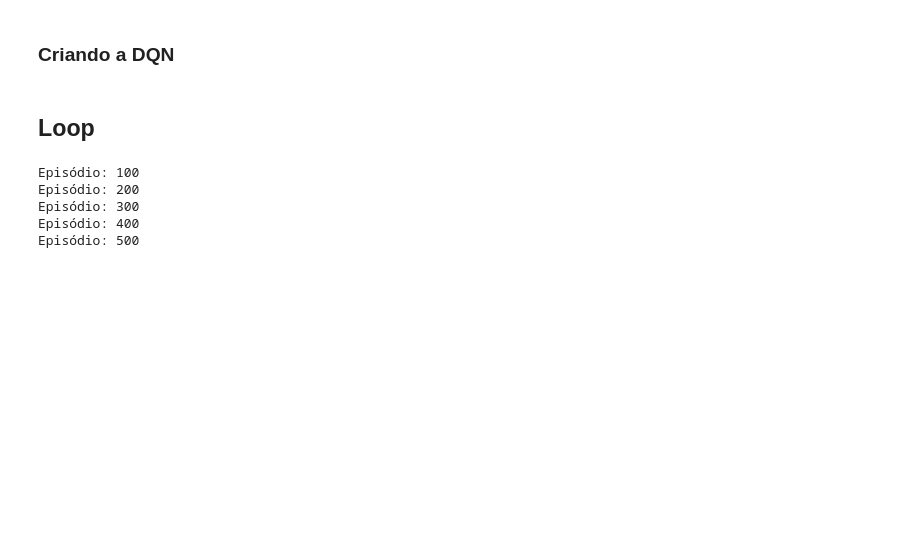
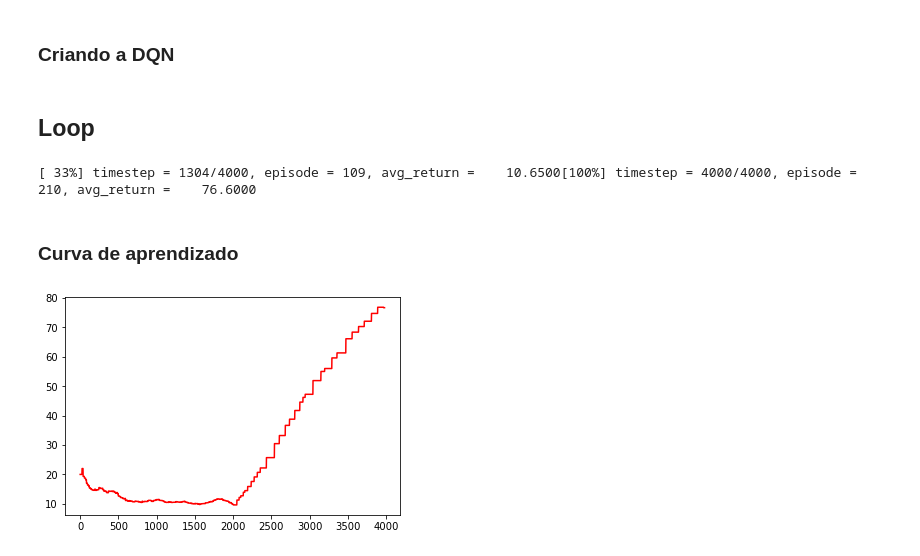
Before and after one commit to turing-usp/Aprendizado-por-Reforco, a Jupyter notebook: Aprendizado por Reforço Profundo/Deep Q-Learning/Deep Q-Network/DQN.ipynb, the cells around one changed output. Drawn from its saved outputs; the diff is of its cells as text; code cells hidden in the pictures; blank space fills up the shorter version.

```diff
--- a/Aprendizado por Reforço Profundo/Deep Q-Learning/Deep Q-Network/DQN.ipynb
+++ b/Aprendizado por Reforço Profundo/Deep Q-Learning/Deep Q-Network/DQN.ipynb
@@ -432,16 +433,22 @@ def train(agent, env, timesteps, render=False):
 
     Retorna
     -------
-    None
+    avg_returns: list
+    Lista da média dos valores de treino
 
     """
 
+    total_reward = 0
+    episode_returns = deque(maxlen=20)
+    avg_returns = []
+    episode = 0
+
+    # Resetar o ambiente e armazenar o estado inicial
+    state = env.reset()
+    done = False
+
     # Rodar o número de episódios especificados
     for timestep in range(1, timesteps+1):
-
-        # Resetar o ambiente e armazenar o estado inicial
-        state = env.reset()
-        done = False
 
         # Pegar a ação escolhida pelo agente de acordo com
         # o estado atual
@@ -456,6 +463,21 @@ def train(agent, env, timesteps, render=False):
         # Treinar a rede com base no ReplayBuffer
         agent.train(save=False)
 
+        # Soma as recompensas
+        total_reward += reward
+
+        if done:
+            episode_returns.append(total_reward)
+            episode += 1
+            next_state = env.reset()
+
+        if episode_returns:
+            avg_returns.append(np.mean(episode_returns))
+
+        total_reward *= 1 - done
+        ratio = math.ceil(100 * timestep / timesteps)
+        avg_return = avg_returns[-1] if avg_returns else np.nan
+
         # Atualiza o estado
         state = next_state
 
@@ -463,14 +485,18 @@ def train(agent, env, timesteps, render=False):
         # Mostra o ambiente
             env.render()
 
-        if timestep % 100 == 0:
-            print(f"Episódio: {timestep}")
+        print(f"\r[{ratio:3d}%] timestep = {timestep}/{timesteps}, episode = {episode:3d}, avg_return = {avg_return:10.4f}", end="")
+
+    return avg_returns
 # %%
-timesteps = 500
-train(dqn_net, env, timesteps, render=False)
+timesteps = 4000
+train_returns = train(dqn_net, env, timesteps, render=False)
 # %% [output]
-Episódio: 100
-Episódio: 200
-Episódio: 300
-Episódio: 400
-Episódio: 500
+[ 33%] timestep = 1304/4000, episode = 109, avg_return =    10.6500[100%] timestep = 4000/4000, episode = 210, avg_return =    76.6000
+# %% [markdown]
+### Curva de aprendizado
+# %%
+plt.plot(train_returns, 'r')
+plt.show()
+# %% [output]
+[figure, added]
```
Also changed, not shown: parts of 8 cells of this notebook, 2 other files.
